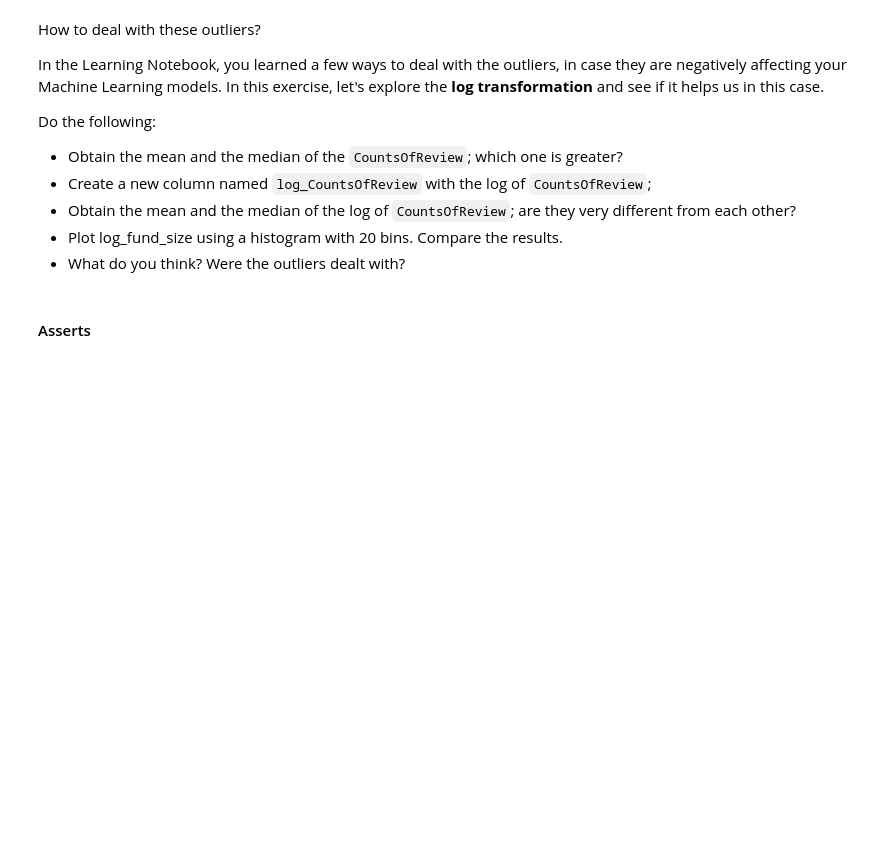
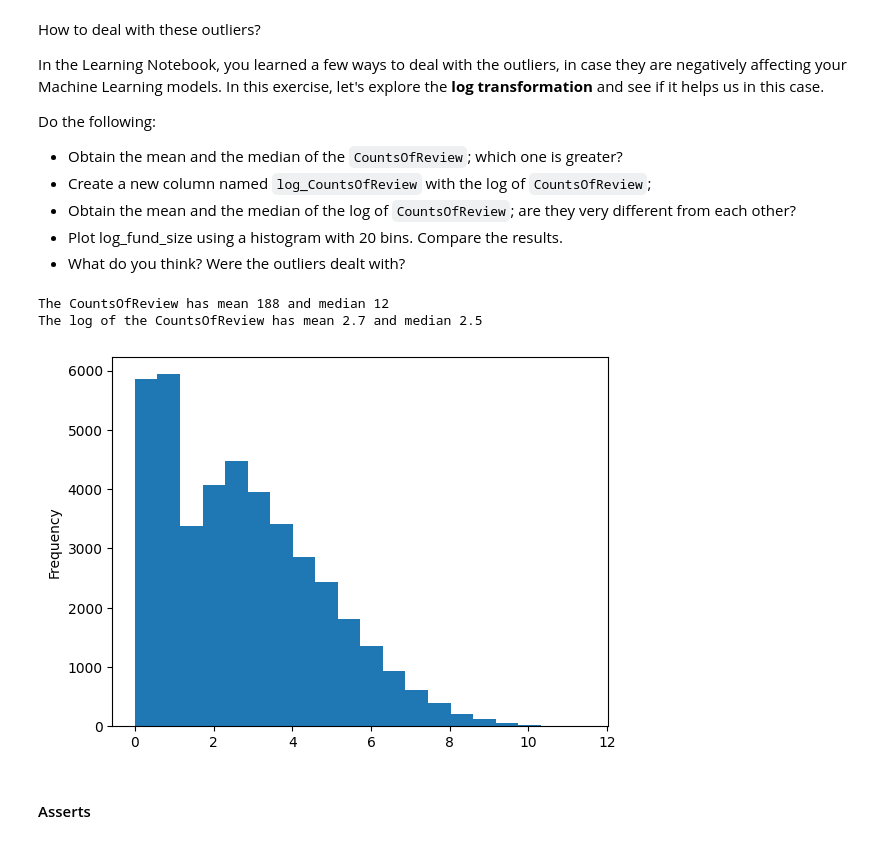
Before and after one commit to DarynaP/batch6-workspace, a Jupyter notebook: S01 - Bootcamp and Binary Classification 1/SLU04 - Basic Stats with Pandas/Exercise notebook.ipynb, the cells around one changed output. Cells and saved outputs as stored; diff of their text form; code cells hidden in the pictures; blank space fills up the shorter version.

```diff
--- a/S01 - Bootcamp and Binary Classification 1/SLU04 - Basic Stats with Pandas/Exercise notebook.ipynb
+++ b/S01 - Bootcamp and Binary Classification 1/SLU04 - Basic Stats with Pandas/Exercise notebook.ipynb
@@ -271,19 +354,21 @@ Do the following:
 - Plot log_fund_size using a histogram with 20 bins. Compare the results.
 - What do you think? Were the outliers dealt with?
 # %%
-# counts_of_review_mean = ...
-# counts_of_review_median = ...
-# data_non_zero["log_CountsOfReview"] = ...
-# log_counts_of_review_mean = ...
-# log_counts_of_review_median = ...
+counts_of_review_mean = data_non_zero.CountsOfReview.mean()
+counts_of_review_median = data_non_zero.CountsOfReview.median()
+data_non_zero["log_CountsOfReview"] = np.log(data_non_zero.CountsOfReview)
+log_counts_of_review_mean = data_non_zero.log_CountsOfReview.mean()
+log_counts_of_review_median = data_non_zero.log_CountsOfReview.median()
 
 # plot a histogram with 20 bins
-
-# YOUR CODE HERE
-raise NotImplementedError()
+data_non_zero.log_CountsOfReview.plot.hist(bins=20);
 
 print('The CountsOfReview has mean %d and median %d' % (counts_of_review_mean, counts_of_review_median))
 print('The log of the CountsOfReview has mean %0.1f and median %0.1f' % (log_counts_of_review_mean, log_counts_of_review_median))
+# %% [output]
+The CountsOfReview has mean 188 and median 12
+The log of the CountsOfReview has mean 2.7 and median 2.5
+[figure, added]
 # %% [markdown]
 #### Asserts
 # %%
```
Also changed, not shown: parts of 11 cells of this notebook.
